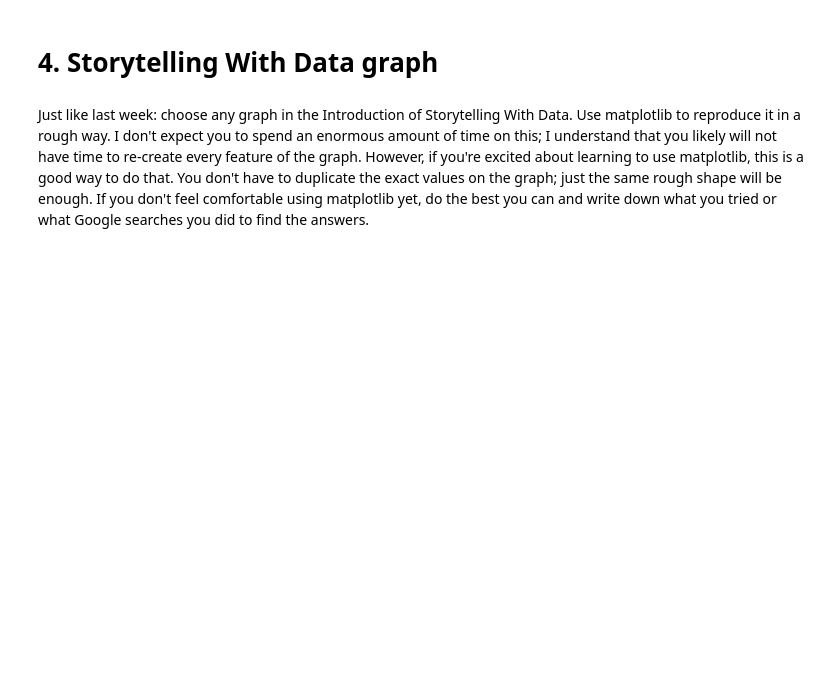
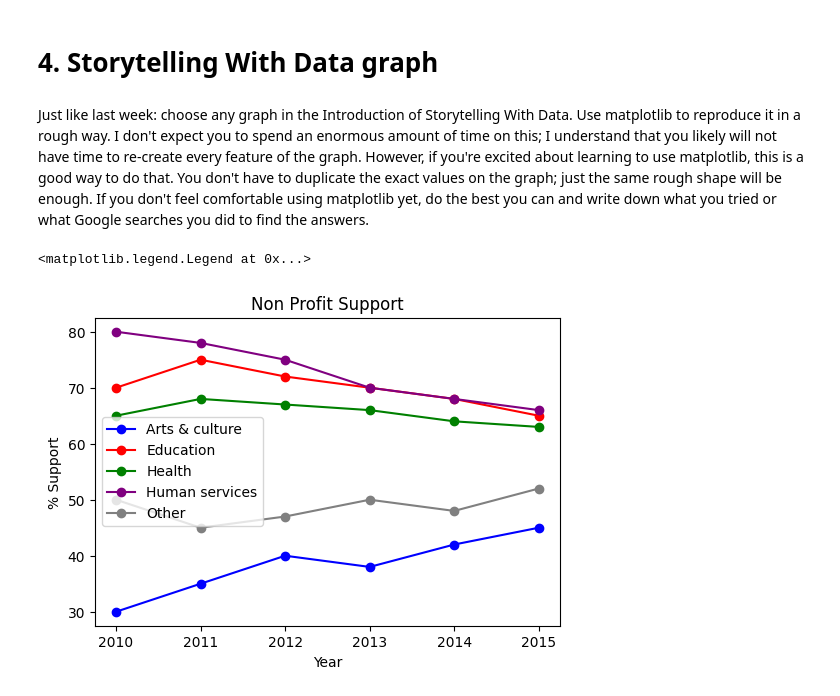
Before and after one commit to DorryJing/2025-spring-B2, a Jupyter notebook: OMDS-Mod2B2-week2-Jing-Dorry.ipynb, the cells around one changed output. Saved outputs shown, nothing was run; the diff lists cells and outputs as text; code cells hidden in the pictures; blank space fills up the shorter version.

```diff
--- a/OMDS-Mod2B2-week2-Jing-Dorry.ipynb
+++ b/OMDS-Mod2B2-week2-Jing-Dorry.ipynb
@@ -164,0 +220,23 @@ Just like last week: choose any graph in the Introduction of Storytelling With D
+# %%
+years = np.array([2010, 2011, 2012, 2013, 2014, 2015])
+
+arts_culture = np.array([30, 35, 40, 38, 42, 45])
+education = np.array([70, 75, 72, 70, 68, 65])
+health = np.array([65, 68, 67, 66, 64, 63])
+human_services = np.array([80, 78, 75, 70, 68, 66])
+other = np.array([50, 45, 47, 50, 48, 52])
+
+plt.figure(figsize=(6, 4))
+plt.plot(years, arts_culture, marker='o', label='Arts & culture', color='blue')
+plt.plot(years, education, marker='o', label='Education', color='red')
+plt.plot(years, health, marker='o', label='Health', color='green')
+plt.plot(years, human_services, marker='o', label='Human services', color='purple')
+plt.plot(years, other, marker='o', label='Other', color='gray')
+
+plt.title("Non Profit Support")
+plt.xlabel("Year")
+plt.ylabel("% Support")
+plt.legend()
+# %% [output]
+<matplotlib.legend.Legend at 0x...>
+[figure, added]
```
Also changed, not shown: parts of 5 cells of this notebook.
